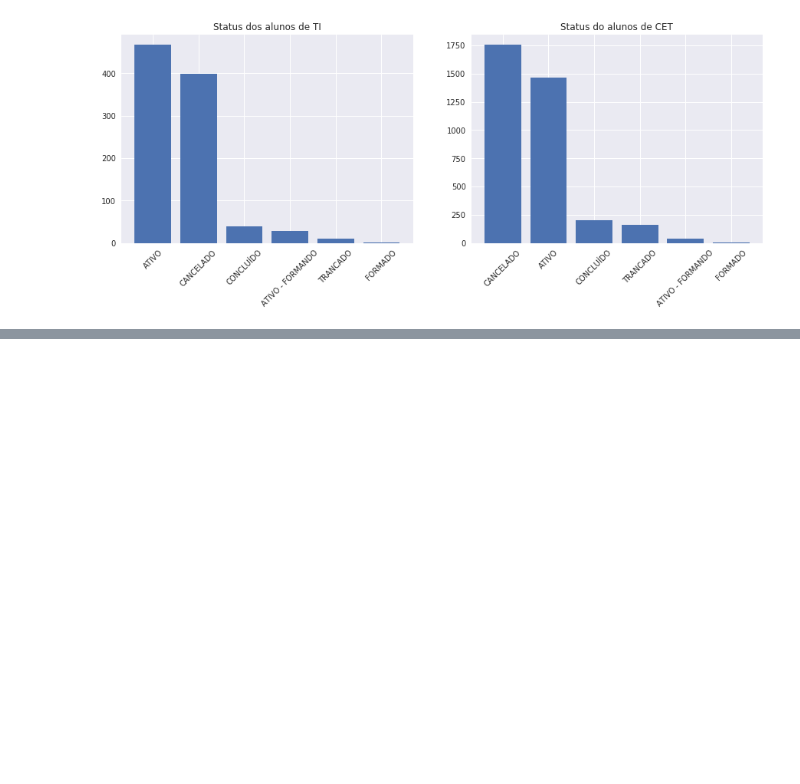
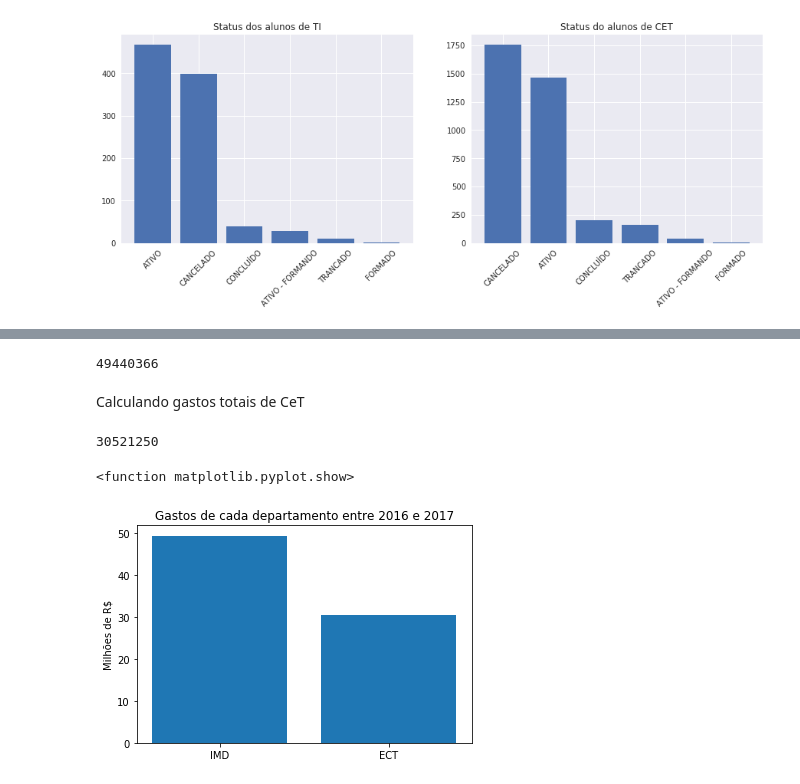
Before and after one commit to abraaod/Data-Science---Probabilidade, a Jupyter notebook: BTI x CET.ipynb, the cells around one changed output, grey strips where cells are left out. Drawn from its saved outputs; the diff is of its cells as text; code cells hidden in the pictures; blank space fills up the shorter version.

Commit message:
added expensa plot

```diff
--- a/BTI x CET.ipynb
+++ b/BTI x CET.ipynb
@@ -132,5 +78,0 @@ for i in range(0,size):
-# %%
-nomes2 = []
-for i in range(0,size):
-    if len(lista_nome_cursos[i]['nome'].values) > 0:
-        nomes2.append(lista_nome_cursos[i]['nome'].values[0])
@@ -148,0 +81,75 @@ nomes_curso.head()
+# %%
+imd = departamentos[departamentos.sigla == 'IMD']
+id_imd = imd.id_unidade.values[0]
+gastos_imd = gastos[gastos.id_unidade == id_imd]
+gastos_imd_str = gastos_imd.valor
+gastos_imd_str1 = []
+gastos_imd_str2 = []
+gastos_imd_quebrados = []
+gastos_imd_float = []
+gastos_imd_int = []
+for i in gastos_imd_str:
+    gastos_imd_str1.append(i.split("R$")[1].split(" "))
+for i in gastos_imd_str1:
+    for j in i:
+        if j != '':
+            gastos_imd_str2.append(j)
+for i in gastos_imd_str2:
+    gastos_imd_float.append((i.split(',')[0]))
+    gastos_imd_quebrados.append(Decimal(i.split(',')[1])/100)
+for i in gastos_imd_float:
+    if len(i.split('.')) > 2:
+        gastos_imd_int.append(int(i.split('.')[0]+i.split('.')[1]+i.split('.')[2]))
+    elif len(i.split('.')) > 1:
+        gastos_imd_int.append(int(i.split('.')[0]+i.split('.')[1]))
+    else:
+        gastos_imd_int.append(int(i.split('.')[0]))
+gastos_totais_imd = sum(gastos_imd_int + gastos_imd_quebrados)
+int(gastos_totais_imd)
+# %% [output]
+49440366
+# %% [markdown]
+Calculando gastos totais de CeT
+# %%
+ect = departamentos[departamentos.sigla == 'ECT']
+id_ect = ect.id_unidade.values[0]
+gastos_ect = gastos[gastos.id_unidade == id_ect]
+gastos_ect_str = gastos_ect.valor
+gastos_ect_str1 = []
+gastos_ect_str2 = []
+gastos_ect_quebrados = []
+gastos_ect_float = []
+gastos_ect_int = []
+for i in gastos_ect_str:
+    gastos_ect_str1.append(i.split("R$")[1].split(" "))
+for i in gastos_ect_str1:
+    for j in i:
+        if j != '':
+            gastos_ect_str2.append(j)
+for i in gastos_ect_str2:
+    gastos_ect_float.append((i.split(',')[0]))
+    gastos_ect_quebrados.append(Decimal(i.split(',')[1])/100)
+for i in gastos_ect_float:
+    if len(i.split('.')) > 2:
+        gastos_ect_int.append(int(i.split('.')[0]+i.split('.')[1]+i.split('.')[2]))
+    elif len(i.split('.')) > 1:
+        gastos_ect_int.append(int(i.split('.')[0]+i.split('.')[1]))
+    else:
+        gastos_ect_int.append(int(i.split('.')[0]))
+gastos_totais_ect = sum(gastos_ect_int + gastos_ect_quebrados)
+int(gastos_totais_ect)
+# %% [output]
+30521250
+# %%
+fig , ax = plt.subplots()
+ax.bar(arange(2)+1, [int(gastos_totais_imd),int(gastos_totais_ect)])
+ax.set_xticks(range(1,3))
+ax.set_xticklabels(('IMD', 'ECT'))
+lim = [0,10, 20, 30, 40, 50, 60]
+ax.set_yticklabels(lim)
+ax.set_ylabel("Milhões de R$")
+ax.set_title("Gastos de cada departamento entre 2016 e 2017")
+plt.show
+# %% [output]
+<function matplotlib.pyplot.show>
+[figure, added]
```
Also changed, not shown: parts of 18 cells of this notebook.
